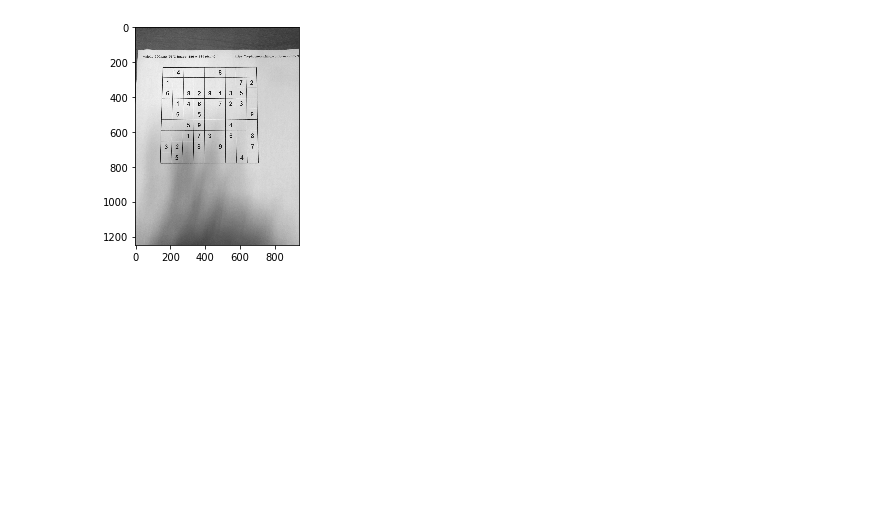
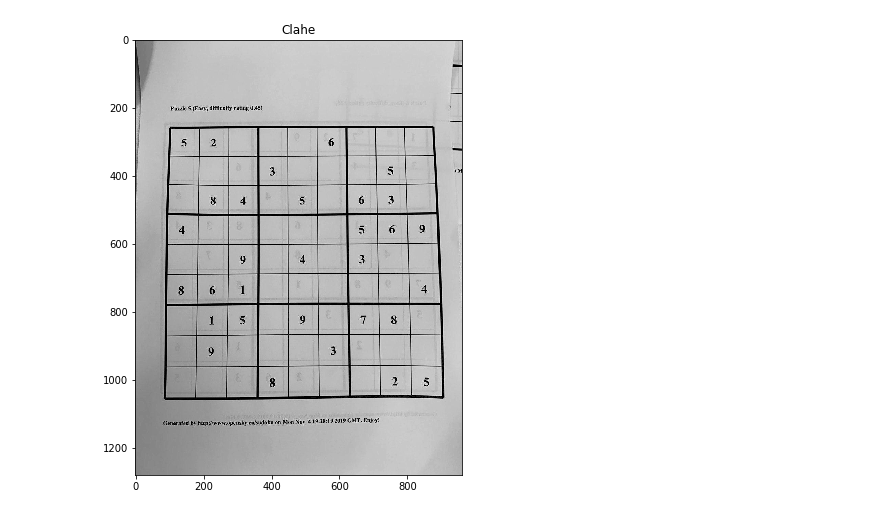
Before and after one commit to Fogelman/sudoku-solver, a Jupyter notebook: pre.ipynb, the cells around one changed output. Cells and saved outputs as stored; diff of their text form; code cells hidden in the pictures; blank space fills up the shorter version.

```diff
--- a/pre.ipynb
+++ b/pre.ipynb
@@ -1,16 +1,21 @@
 # %%
+%matplotlib inline
 import cv2
 import os
 import matplotlib.pyplot as plt
 import numpy as np
+import joblib
 
 from skimage import  morphology, filters, color, measure
-size = (4,4)
+from tensorflow import keras
+size = (8,8)
 # %%
 sudoku = os.path.join(os.getcwd(), 'sudoku')
 files = [os.path.splitext(x) for x in os.listdir(sudoku)]
 # %%
-img = cv2.imread(os.path.join('sudoku', 'igorsm1-1.png'), cv2.IMREAD_GRAYSCALE)
+filename = 'davidf2-0'
+basedir = os.path.join(os.getcwd(), 'sudoku')
+img = cv2.imread(os.path.join(basedir, f'{filename}.png'), cv2.IMREAD_GRAYSCALE)
 plt.figure(figsize=size)
 plt.imshow(img, interpolation="none", cmap="gray")
 plt.show()
@@ -19,19 +24,15 @@ plt.show()
 # %%
-
-
-
-
 def contrast(img):
     clahe = cv2.createCLAHE(clipLimit=0.2, tileGridSize=(15,15))
     return clahe.apply(img)
 
-
 img_clahe = contrast(img)
 plt.figure(figsize=size)
+plt.title('Clahe')
 plt.imshow(img_clahe, interpolation="none", cmap="gray")
 plt.show()
 # %% [output]
-[figure, old version]
+[figure, new version]
 # %%
 thresh = filters.threshold_local(img_clahe, 91, offset=18)
 clean = img_clahe > thresh
```
Also changed, not shown: parts of 21 cells of this notebook, 7 other files.
